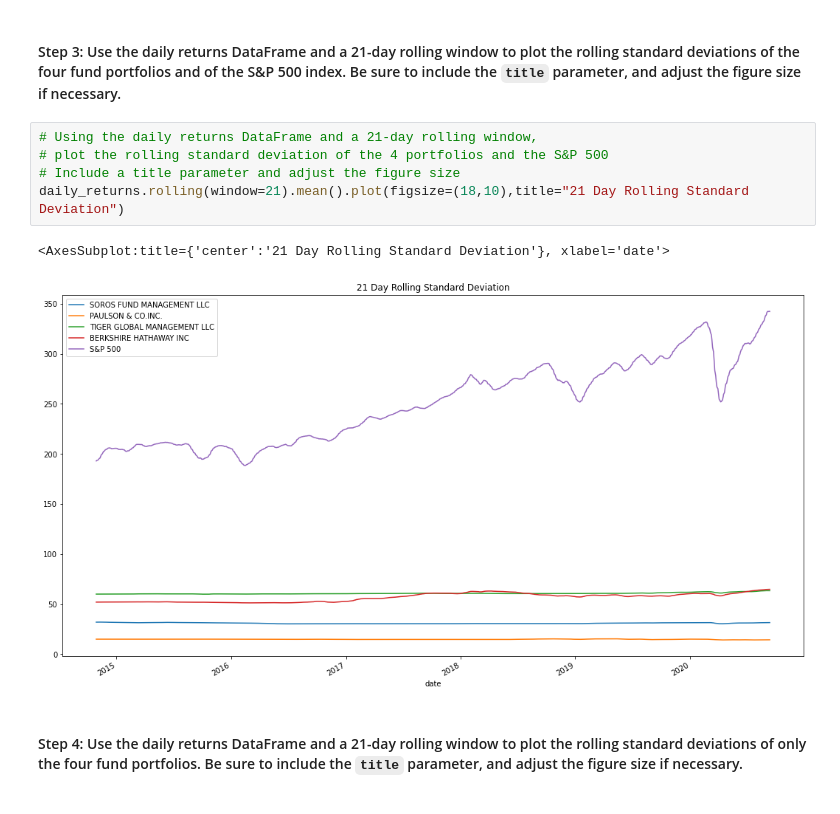
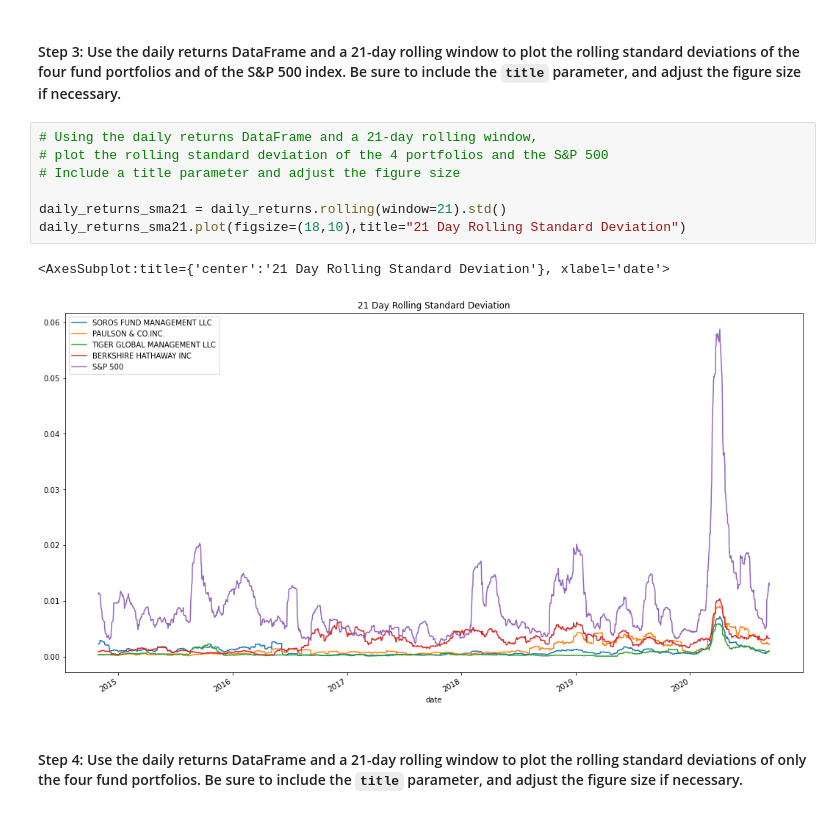
Before and after one commit to madhugirl/Whale-Investment-Opp, a Jupyter notebook: risk_return_analysis.ipynb, the cells around one changed output. Saved outputs shown, nothing was run; the diff lists cells and outputs as text.

```diff
--- a/risk_return_analysis.ipynb
+++ b/risk_return_analysis.ipynb
@@ -332,11 +359,13 @@ dtype: float64
 # %%
 # Using the daily returns DataFrame and a 21-day rolling window,
 # plot the rolling standard deviation of the 4 portfolios and the S&P 500
 # Include a title parameter and adjust the figure size
-daily_returns.rolling(window=21).mean().plot(figsize=(18,10),title="21 Day Rolling Standard Deviation")
+
+daily_returns_sma21 = daily_returns.rolling(window=21).std()
+daily_returns_sma21.plot(figsize=(18,10),title="21 Day Rolling Standard Deviation")
 # %% [output]
 <AxesSubplot:title={'center':'21 Day Rolling Standard Deviation'}, xlabel='date'>
-[figure, old version]
+[figure, new version]
 # %% [markdown]
 #### Step 4: Use the daily returns DataFrame and a 21-day rolling window to plot the rolling standard deviations of only the four fund portfolios. Be sure to include the `title` parameter, and adjust the figure size if necessary.
 # %%
```
Also changed, not shown: parts of 20 cells of this notebook.
